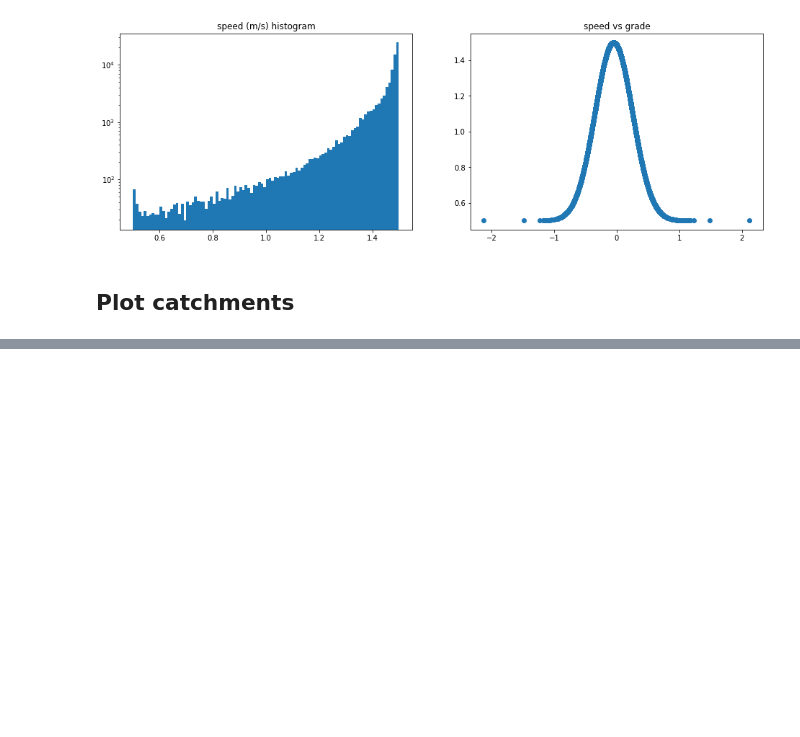
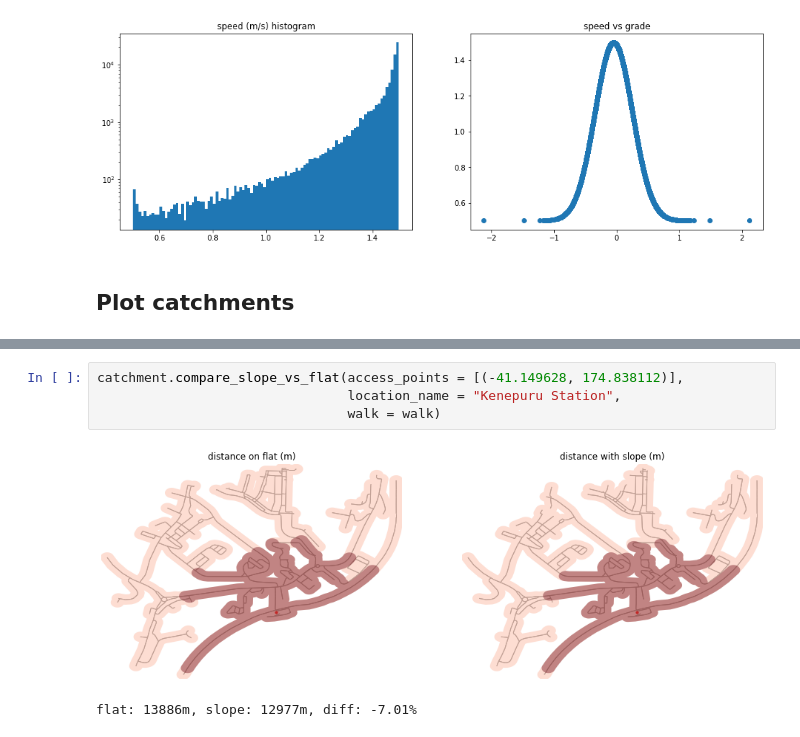
Before and after one commit to alaw005/osmnx-catchments, a Jupyter notebook: notebooks/Porirua_spatial_analysis_with_slope.ipynb, the cells around one changed output, grey strips where cells are left out. Cells and saved outputs as stored; diff of their text form; blank space fills up the shorter version.

```diff
--- a/notebooks/Porirua_spatial_analysis_with_slope.ipynb
+++ b/notebooks/Porirua_spatial_analysis_with_slope.ipynb
@@ -300,0 +293,7 @@ walk.plot_station([(-41.083889, 174.867259),(-41.083906, 174.867066)], 'Plimmert
+# %%
+catchment.compare_slope_vs_flat(access_points = [(-41.149628, 174.838112)],
+                                location_name = "Kenepuru Station",
+                                walk = walk)
+# %% [output]
+[figure, added]
+flat: 13886m, slope: 12977m, diff: -7.01%
```
Also changed, not shown: parts of 13 cells of this notebook, 3 other files.
